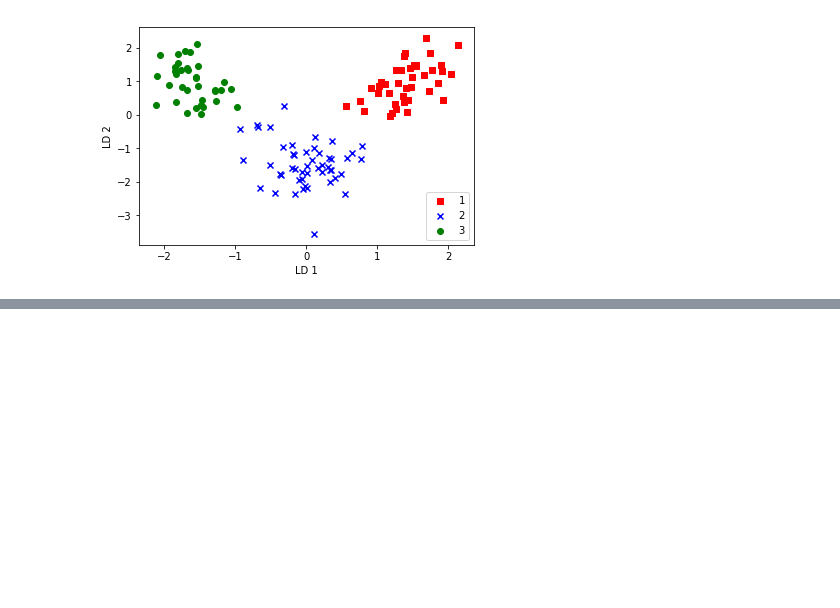
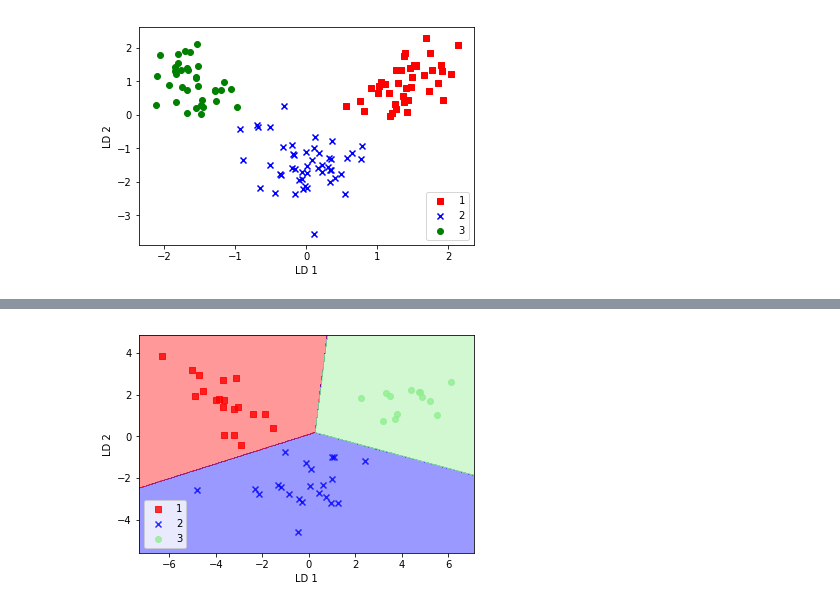
Before and after one commit to eugene-zuban/python-machine-learning-code, a Jupyter notebook: ch05/02-lda.ipynb, the cells around one changed output, grey strips where cells are left out. Cells and saved outputs as stored; diff of their text form; code cells hidden in the pictures; blank space fills up the shorter version.

```diff
--- a/ch05/02-lda.ipynb
+++ b/ch05/02-lda.ipynb
@@ -147,0 +188,10 @@ plt.show()
+# %%
+# using the logistic regression classifier on the lower-dimensional test set
+X_test_lda = lda.transform(X_test_std)
+plot_decision_regions(X_test_lda, y_test, classifier=lr)
+plt.xlabel('LD 1')
+plt.ylabel('LD 2')
+plt.legend(loc='lower left')
+plt.show()
+# %% [output]
+[figure, added]
```
Also changed, not shown: parts of 2 cells of this notebook.
